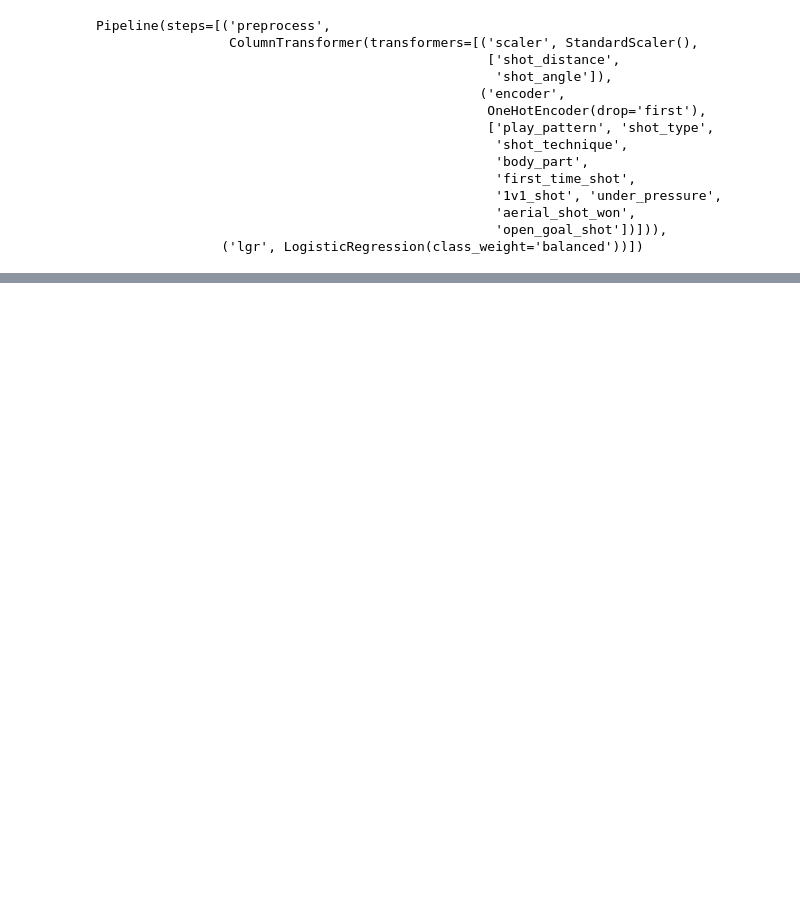
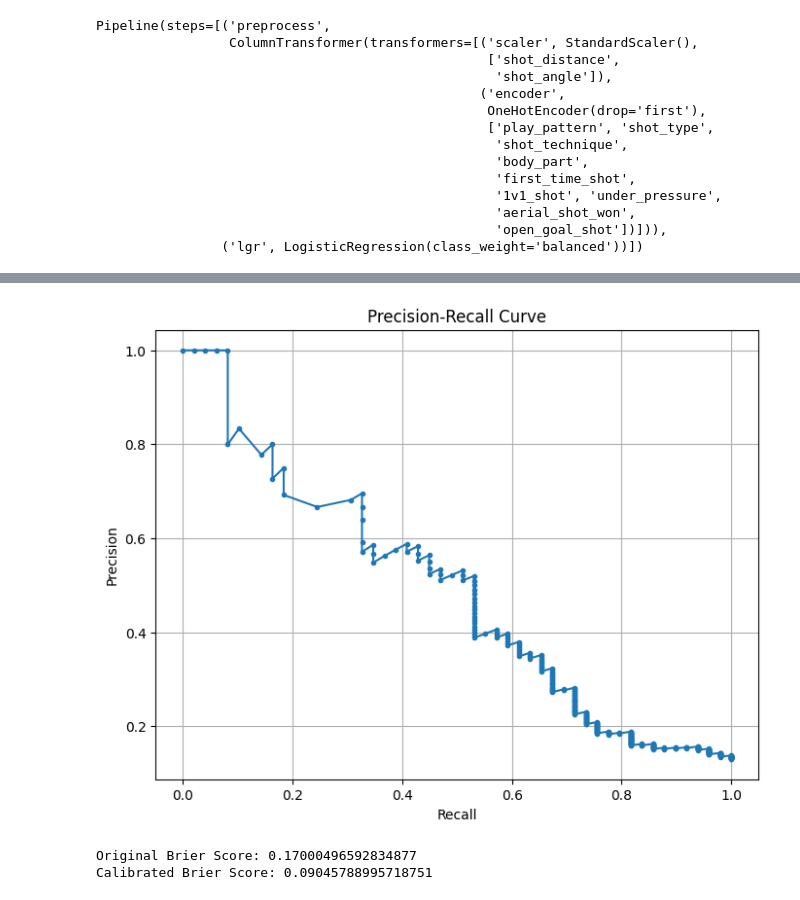
Before and after one commit to Clarkey33/Soccer-xG-Analytics-Model, a Jupyter notebook: notebooks/xG_model_datamodeling.ipynb, the cells around one changed output, grey strips where cells are left out. Saved outputs shown, nothing was run; the diff lists cells and outputs as text; code cells hidden in the pictures; blank space fills up the shorter version.

```diff
--- a/notebooks/xG_model_datamodeling.ipynb
+++ b/notebooks/xG_model_datamodeling.ipynb
@@ -495,0 +585,34 @@ Best parameters for estimator:
+# %%
+#precision-recall curve
+
+#library required
+from sklearn.metrics import precision_recall_curve
+
+precision, recall, thresholds = precision_recall_curve(y_test, y_pred_proba)
+
+plt.figure(figsize=(8, 6))
+plt.plot(recall, precision, marker='.')
+plt.title("Precision-Recall Curve")
+plt.xlabel("Recall")
+plt.ylabel("Precision")
+plt.grid(True)
+plt.show()
+# %% [output]
+[figure, added]
+# %%
+
+from sklearn.calibration import CalibratedClassifierCV
+
+# Refit calibration on the best model
+calibrator = CalibratedClassifierCV(best_model, method='sigmoid', cv=5)
+calibrator.fit(X_train, y_train)
+
+# Predict calibrated probabilities
+calibrated_probs = calibrator.predict_proba(X_test)[:, 1]
+
+# Compare Brier Score pre- and post-calibration
+print("Original Brier Score:", brier_score_loss(y_test, y_pred_proba))
+print("Calibrated Brier Score:", brier_score_loss(y_test, calibrated_probs))
+# %% [output]
+Original Brier Score: 0.17000496592834877
+Calibrated Brier Score: 0.09045788995718751
```
Also changed, not shown: parts of 11 cells of this notebook.
